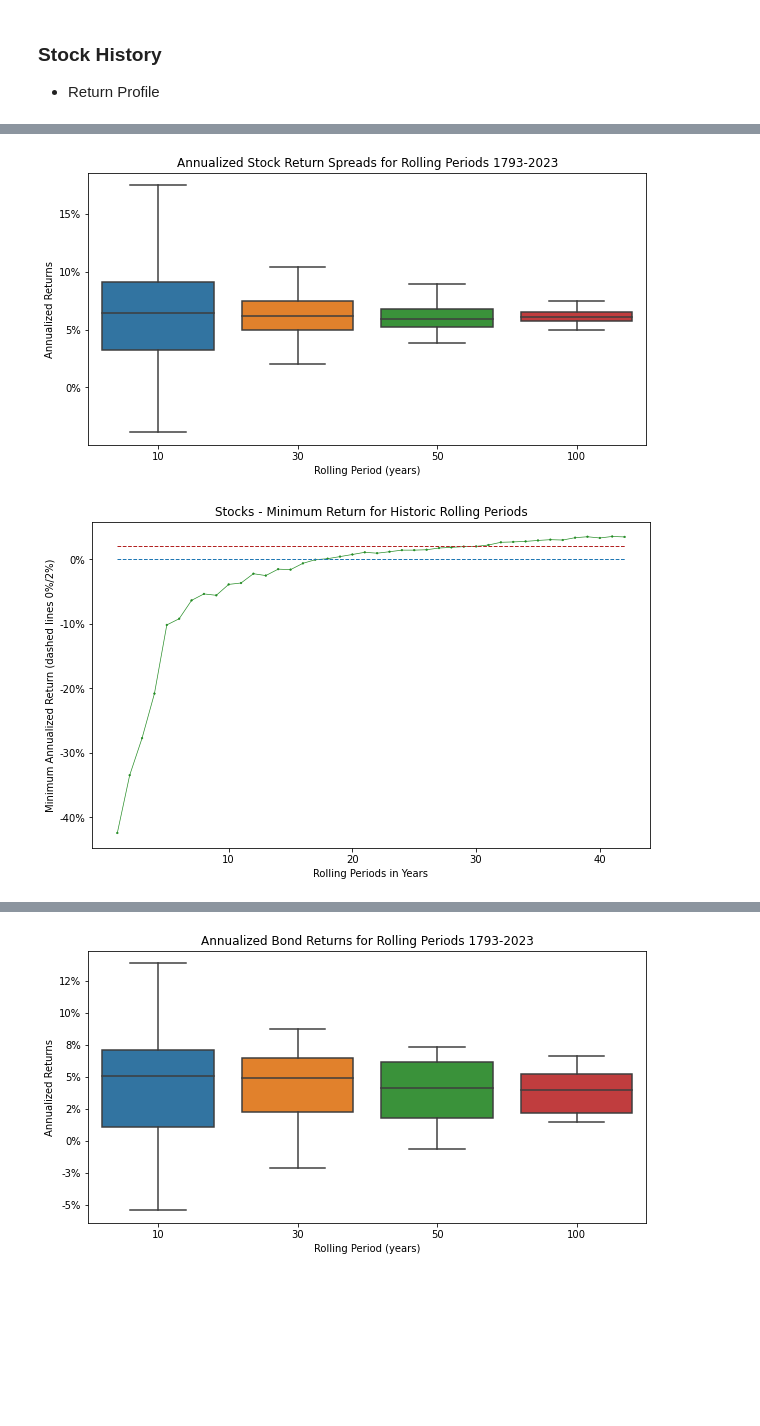
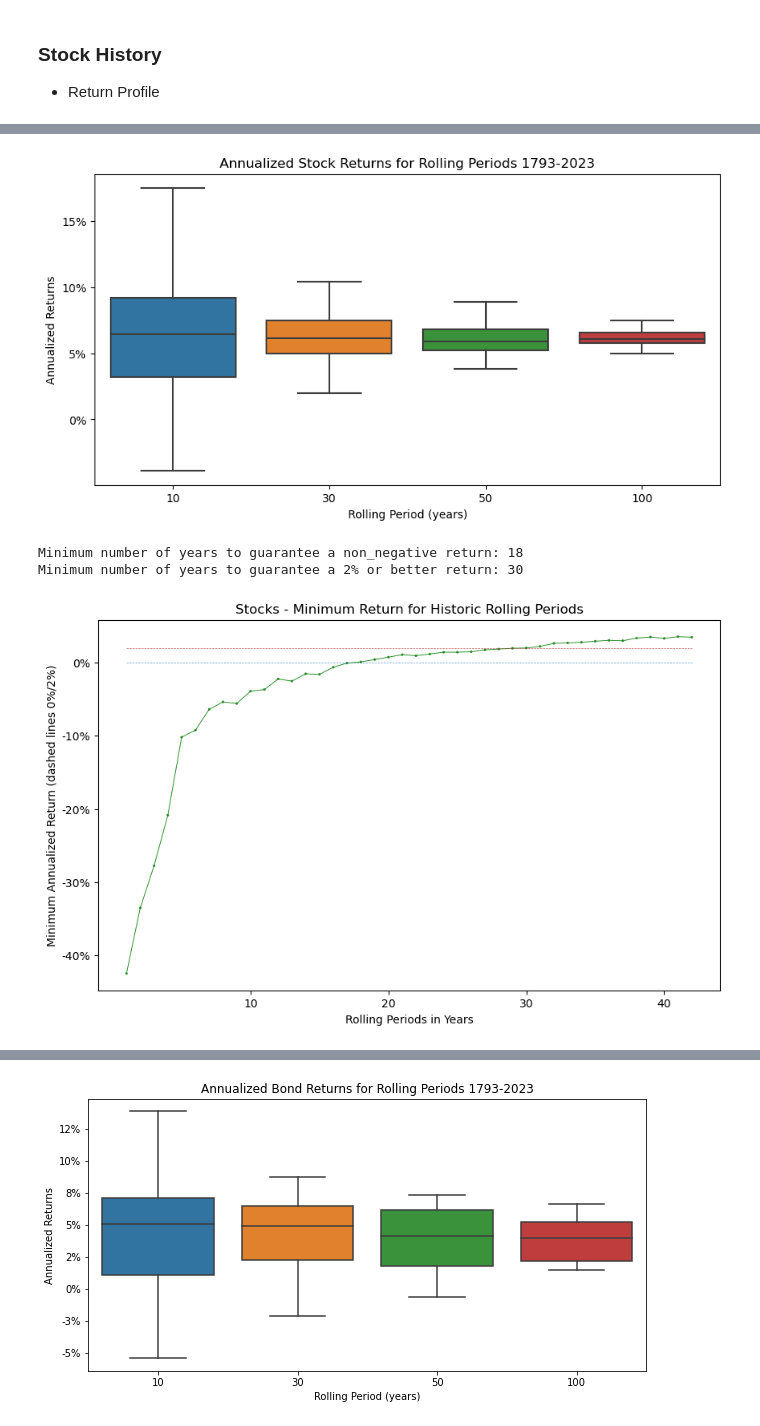
Before and after one commit to StarkArk/The_Long_View_Stocks_Bonds, a Jupyter notebook: stock_bond_return_analysis.ipynb, the cells around one changed output, grey strips where cells are left out. Drawn from its saved outputs; the diff is of its cells as text; code cells hidden in the pictures; blank space fills up the shorter version.

```diff
--- a/stock_bond_return_analysis.ipynb
+++ b/stock_bond_return_analysis.ipynb
@@ -49,7 +55,7 @@ pwd
 ### Loading and Cleaning
 # %%
 # open csv file to work on
-stock_bond_data = pd.read_csv('mcquarrie_real_stock_bond_returns_prepped_csv.csv')
+stock_bond_data = pd.read_csv('Data/mcquarrie_real_stock_bond_returns_prepped_csv.csv')
 
 # see the columns and rows as necessary
 pd.set_option('display.max_columns', None)
@@ -120,9 +126,9 @@ Index(['year', 'Measuring Worth  inflation index (annual)', 'MW 2 yr smoothed',
        'rolling_hundred_stocks', 'rolling_hundred_bonds'],
       dtype='object')
 # %%
-# The dataframes we will use for our analysis
+# Form the dataframes to be used in the analysis
 # Create a new dataframe
-stock_bond_returns = stock_bond_data
+stock_bond_returns = stock_bond_data.copy()
 
 # Drop unnecessary columns
 stock_bond_returns = stock_bond_returns.drop(columns=['Measuring Worth  inflation index (annual)','MW 2 yr smoothed','CPI-U January values fr 1913'])
@@ -167,5 +176,5 @@ plt.yscale('log')
 # %%
-# make a database of just rolling stock returns
+# Use the geometric returns make a database of just rolling stock returns
 rolling_stock_returns=stock_returns[['rolling_ten_stocks', 'rolling_thirty_stocks','rolling_fifty_stocks', 'rolling_hundred_stocks']]
 
 # boxplots of rolling returns
@@ -173,21 +182,27 @@ plt.figure(figsize=(10,5))
 
 # all columns as a boxplot on the same figure
 ax = sns.boxplot(x='variable', y='value', data=pd.melt(rolling_stock_returns))
-ax.set(xlabel='Rolling Period (years)', ylabel='Annualized Returns', title='Annualized Stock Return Spreads for Rolling Periods 1793-2023')
+ax.set(xlabel='Rolling Period (years)', ylabel='Annualized Returns', title='Annualized Stock Returns for Rolling Periods 1793-2023')
+
 # change y-axis ticks from floating to percentage
 y_value=['{:,.0f}'.format(100*x) + '%' for x in ax.get_yticks()]
 ax.set_yticklabels(y_value)
+
 # change x-axis labels
 x_value=['10', '30', '50', '100']
 ax.set_xticklabels(x_value)
 
 plt.show()
 # %% [output]
-[figure, old version]
+[figure, new version]
 # %%
 # populate a dataframe with the minimum return one can expect from a given roll period (in years)
 # create an empty dictionary object to store the roll period and minimum annualized return
 cagr_roll_dict = {"period":[], "min_cagr":[]}
+
+# Keep track of # of years to guarantee a minimum return
+guarantee_0 = False
+guarantee_2 = False
 
 # i is the period or number of years in the roll period
 for i in range(1,43):
@@ -203,28 +218,46 @@ for i in range(1,43):
     cagr_min = min(cagr)
     cagr_roll_dict["period"].append(n)
     cagr_roll_dict["min_cagr"].append(cagr_min)
+    if cagr_min >= .02 and guarantee_2 == False:
+        stock_percent_2 = i
+        guarantee_2 = True
+    if cagr_min < .02 and guarantee_2 == True:
+        guarantee_2 = False
+    if cagr_min >= 0 and guarantee_0 == False:
+        stock_percent_0 = i
+        guarantee_0 = True
+    if cagr_min < 0 and guarantee_0 == True:
+        guarantee_0 = False
 
 # Convert the dictionary of roll periods and returns to a dataframe
 stock_cagr_roll = pd.DataFrame.from_dict(cagr_roll_dict)
-# cagr_roll.tail(10)
+# stock_cagr_roll.tail(10)
+# display(stock_percent_0)
+# display(stock_percent_2)
+print(f"Minimum number of years to guarantee a non_negative return: {stock_percent_0}")
+print(f"Minimum number of years to guarantee a 2% or better return: {stock_percent_2}")
+# %% [output]
+Minimum number of years to guarantee a non_negative return: 18
+Minimum number of years to guarantee a 2% or better return: 30
 # %%
 # plot the roll return dataframe (cagr_roll)
 plt.figure(figsize=(10,6))
 # plot minimum returns for different roll periods
-ax = sns.pointplot(data=stock_cagr_roll, x='period', y='min_cagr', color='forestgreen', scale=.25, linewidth=.25)
+ax = sns.pointplot(data=stock_cagr_roll, x='period', y='min_cagr', color='forestgreen', scale=.25)
 ax.set(xlabel='Rolling Periods in Years', ylabel='Minimum Annualized Return (dashed lines 0%/2%)', title='Stocks - Minimum Return for Historic Rolling Periods')
 # change y-axis ticks to percent
 y_value=['{:,.0f}'.format(100*x) + '%' for x in ax.get_yticks()]
 ax.set_yticklabels(y_value)
 ax.set_xticks([9,19,29,39])
 
+
 # plot a dashed line level at zero
-plt.plot([0, 41], [0, 0], linestyle='--', linewidth=1)
+plt.plot([0, 41], [0, 0], linestyle='--', linewidth=.5, alpha=.75)
 # plot another dashed line at 2
-plt.plot([0, 41], [.02, .02], linestyle='--', linewidth=1, color='firebrick', label='1%')
+plt.plot([0, 41], [.02, .02], linestyle='--', linewidth=.5, color='firebrick', label='2%', alpha=.75)
 
 
 plt.show()
 # %% [output]
-[figure, old version]
+[figure, new version]
 # %% [markdown]
```
Also changed, not shown: parts of 9 cells of this notebook, 2 other files.
